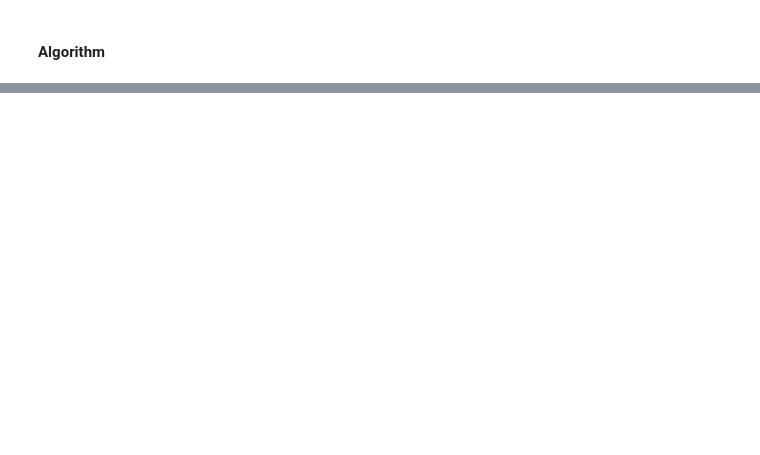
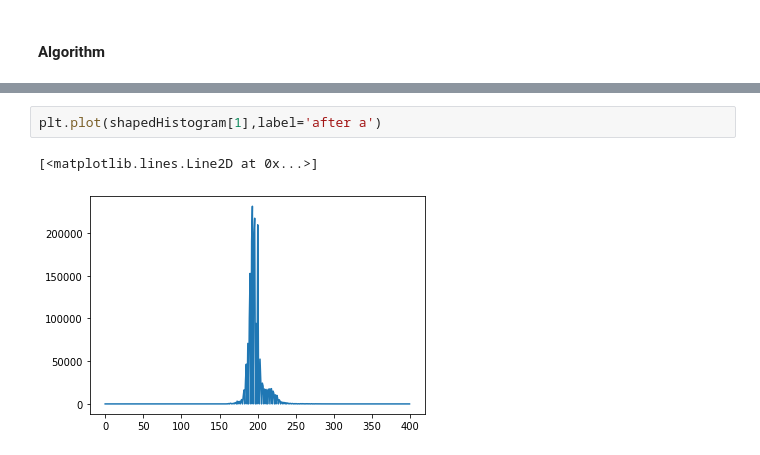
Before and after one commit to K-T1/style_transfer, a Jupyter notebook: style-transfer-notebook.ipynb, the cells around one changed output, grey strips where cells are left out. Saved outputs shown, nothing was run; the diff lists cells and outputs as text; blank space fills up the shorter version.

```diff
--- a/style-transfer-notebook.ipynb
+++ b/style-transfer-notebook.ipynb
@@ -192,0 +286,5 @@ for channel in range(0,3):
+# %%
+plt.plot(shapedHistogram[1],label='after a')
+# %% [output]
+[<matplotlib.lines.Line2D at 0x...>]
+[figure, added]
```
Also changed, not shown: parts of 17 cells of this notebook, 4 other files.
